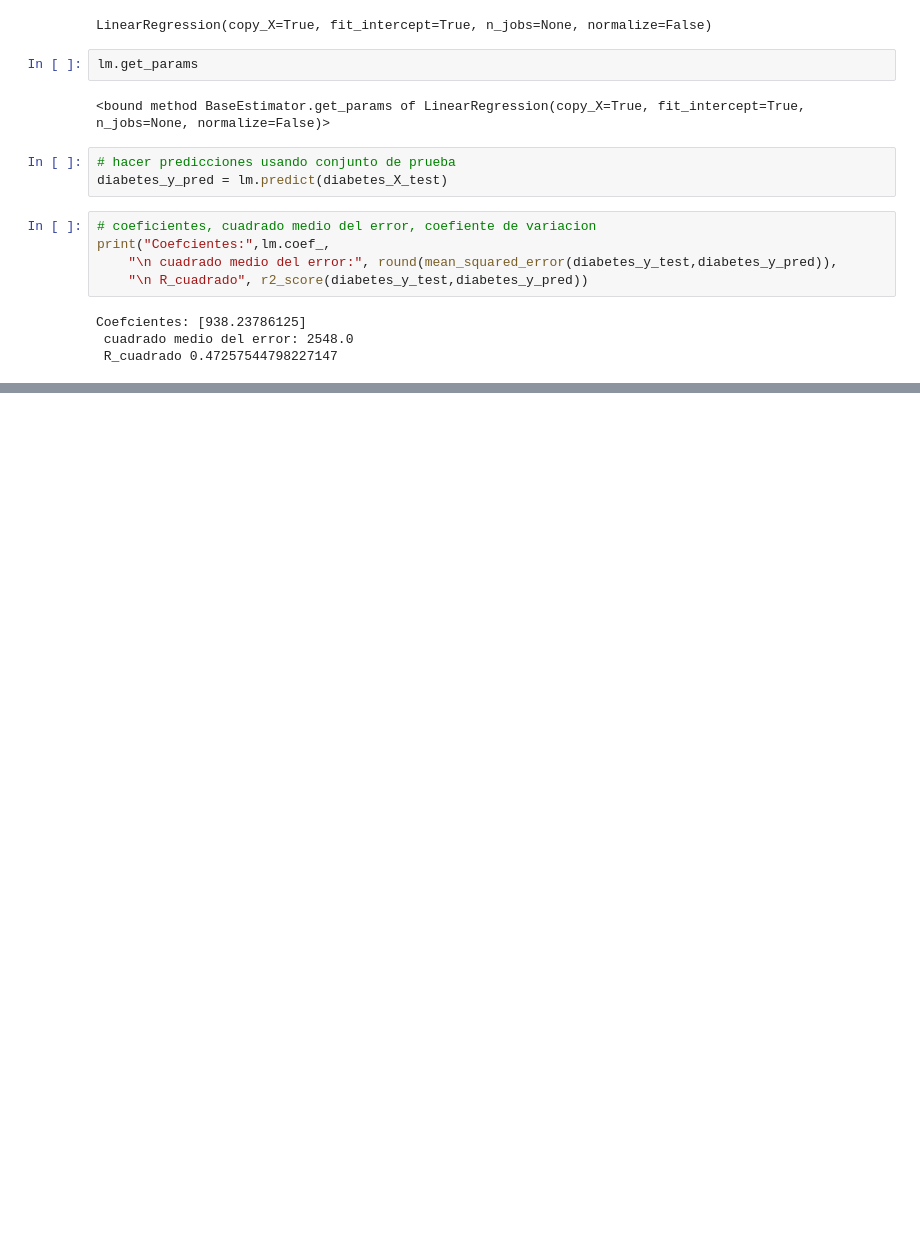
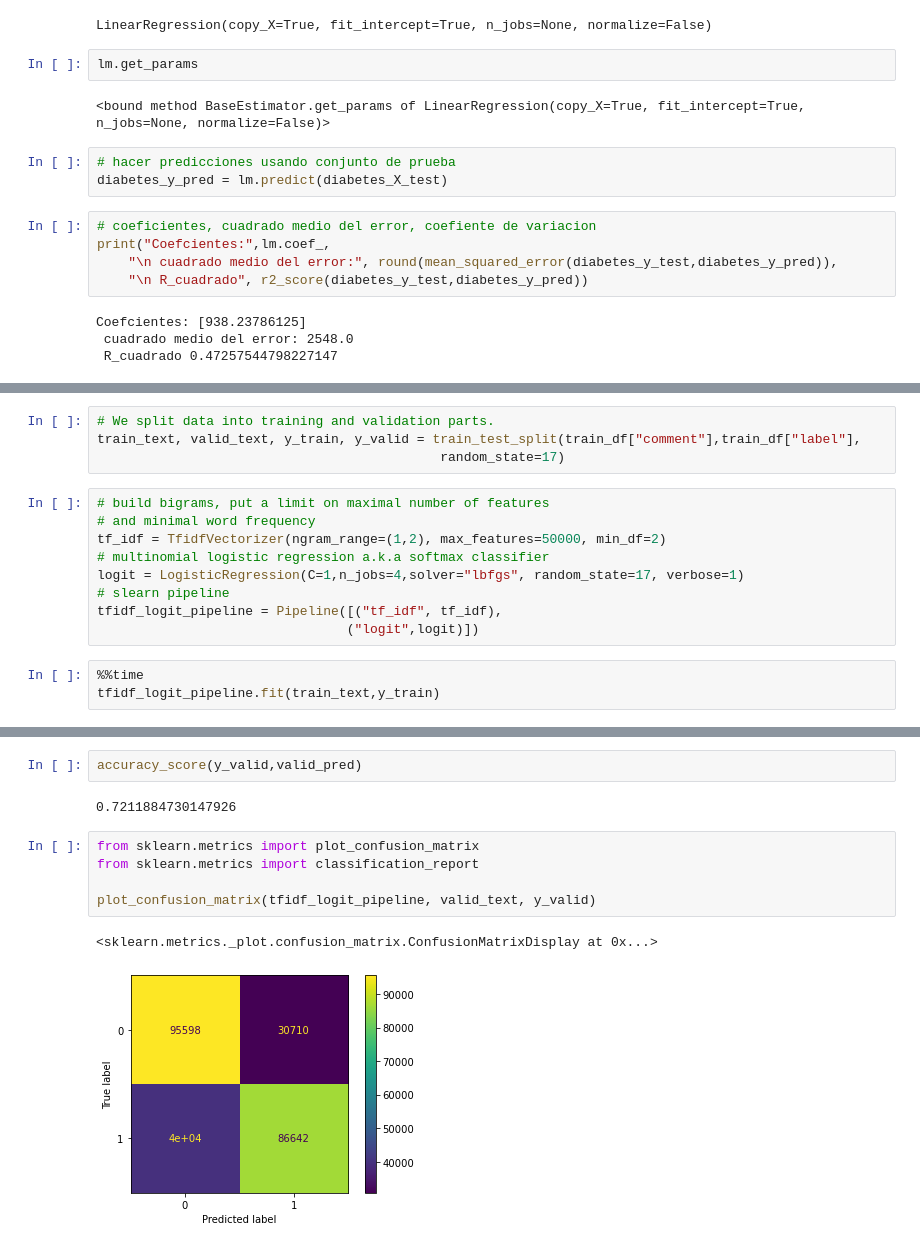
Before and after one commit to gonzalo71/TestGit, a Jupyter notebook: Machine_geron_house_price.ipynb, the cells around one changed output, grey strips where cells are left out. Saved outputs shown, nothing was run; the diff lists cells and outputs as text; blank space fills up the shorter version.

```diff
--- a/Machine_geron_house_price.ipynb
+++ b/Machine_geron_house_price.ipynb
@@ -386,0 +435,16 @@ Coefcientes: [938.23786125]
+# %%
+# We split data into training and validation parts.
+train_text, valid_text, y_train, y_valid = train_test_split(train_df["comment"],train_df["label"],
+                                            random_state=17)
+# %%
+# build bigrams, put a limit on maximal number of features
+# and minimal word frequency
+tf_idf = TfidfVectorizer(ngram_range=(1,2), max_features=50000, min_df=2)
+# multinomial logistic regression a.k.a softmax classifier
+logit = LogisticRegression(C=1,n_jobs=4,solver="lbfgs", random_state=17, verbose=1)
+# slearn pipeline
+tfidf_logit_pipeline = Pipeline([("tf_idf", tf_idf),
+                                ("logit",logit)])
+# %%
+%%time
+tfidf_logit_pipeline.fit(train_text,y_train)
@@ -386,0 +466,12 @@ Coefcientes: [938.23786125]
+# %%
+accuracy_score(y_valid,valid_pred)
+# %% [output]
+0.7211884730147926
+# %%
+from sklearn.metrics import plot_confusion_matrix
+from sklearn.metrics import classification_report
+
+plot_confusion_matrix(tfidf_logit_pipeline, valid_text, y_valid)
+# %% [output]
+<sklearn.metrics._plot.confusion_matrix.ConfusionMatrixDisplay at 0x...>
+[figure, added]
```
Also changed, not shown: parts of 9 cells of this notebook.
